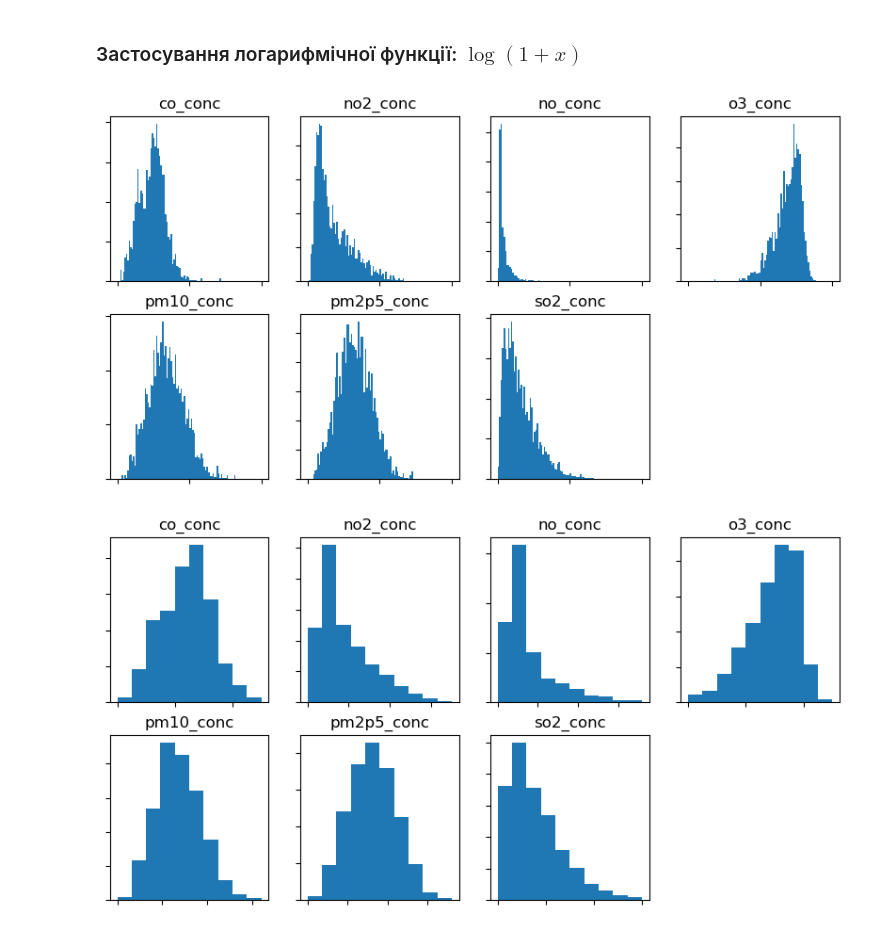
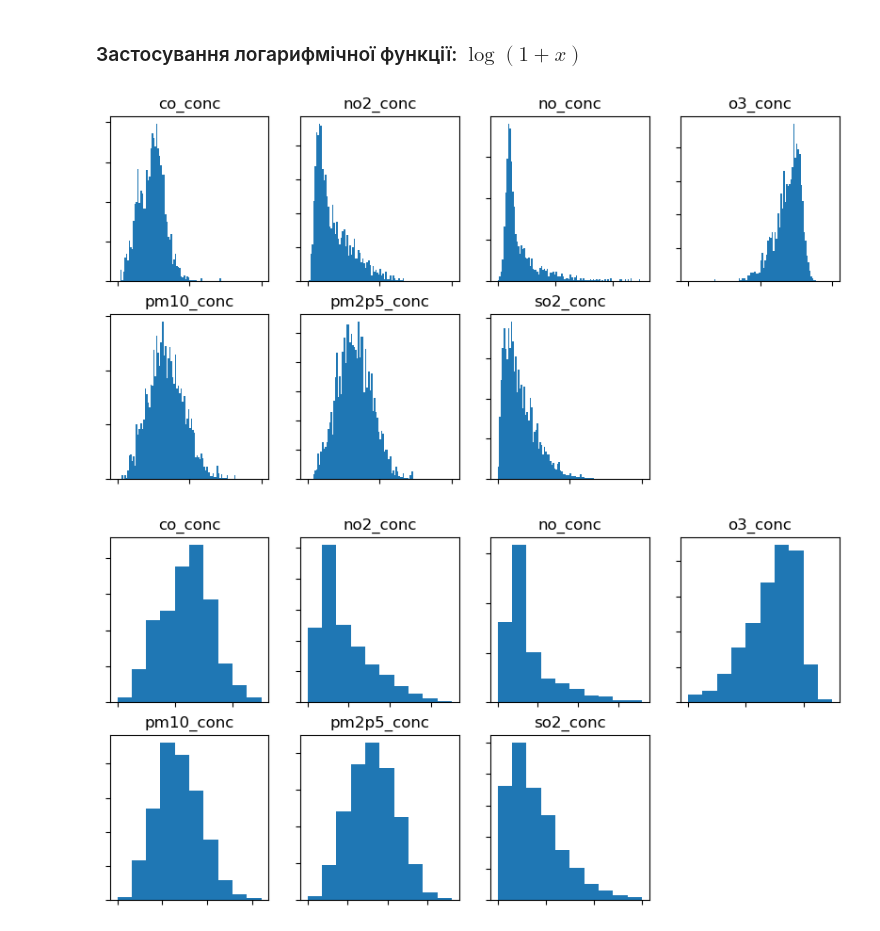
Before and after one commit to ItyTell/Modeling-the-distribution-of-harmful-emissions-in-the-atmosphere, a Jupyter notebook: main.ipynb, the cells around one changed output. Cells and saved outputs as stored; diff of their text form; code cells hidden in the pictures.

```diff
--- a/main.ipynb
+++ b/main.ipynb
@@ -73,4 +75,4 @@ for i in range(len(lats)):
             for atribute in atributes_polution:
                 _data[atribute] = np.append(_data[atribute], np.array(data[year]["polution"].variables[atribute][:, 0, 0, -1]))
 
-        DATA[str(float(data["2021"]["climate"].variables["lat"][i])) + "x" + str(float(data["2021"]["climate"].variables["lon"][j]))]= pd.DataFrame(_data)
+        DATA[str(float(data["2021"]["climate"].variables["lat"][i])) + "x" + str(float(data["2021"]["climate"].variables["lon"][j]))]= pd.DataFrame(_data).drop(["WS50M", "WD50M"], axis=1)
@@ -107,15 +88,0 @@ ranges = [[100, 450], [0, 8], [0, 1], [0, 130], [0, 50], [0, 25], [0, 7]]
-# %%
-fig, axes = plt.subplots(2, 4, figsize=(2.5 * 4, 2.5 * 2))
-axes = np.array(axes).flatten()
-i = 0
-for label in stats.keys():
-    stat = stats[label]
-    ax = axes[i]
-    _range = ranges[i]
-    i+=1
-    ax.hist(np.array(stat), bins=100, range= _range)
-    ax.set_yticklabels([])
-    ax.set_xticklabels([])
-    ax.set_title(label)
-axes[-1].set(visible=False)
-plt.show()
@@ -185,27 +134,30 @@ plt.show()
 ### Застосування логарифмічної функції: $\log(1 + x)$
 # %%
 log_stats = {}
-for atribute in normal_stats.keys():
+for atribute in stats.keys():
     temp = np.log(1 + stats[atribute])
     temp = temp - np.min(temp)
     log_stats[atribute] = temp / np.max(temp)
+# %%
+ranges = [[0, 1]] * 7
+ranges[2] = [0, 0.25]
 # %%
 fig, axes = plt.subplots(2, 4, figsize=(2.5 * 4, 2.5 * 2))
 axes = np.array(axes).flatten()
 i = 0
 for label in log_stats.keys():
     stat = log_stats[label]
     ax = axes[i]
-    _range = [0, 1]
+    _range = ranges[i]
     i+=1
     ax.hist(np.array(stat), bins=100, range=_range)
     ax.set_yticklabels([])
     ax.set_xticklabels([])
     ax.set_title(label)
 axes[-1].set(visible=False)
 plt.show()
 # %% [output]
-[figure, old version]
+[figure, new version]
 # %%
 ranges = [[0, 0.5], [0, 0.7], [0, 0.18], [0.4, 0.9], [0, 0.8], [0, 0.72], [0, 0.6]]
 # %%
```
Also changed, not shown: parts of 35 cells of this notebook, 1 other file.
